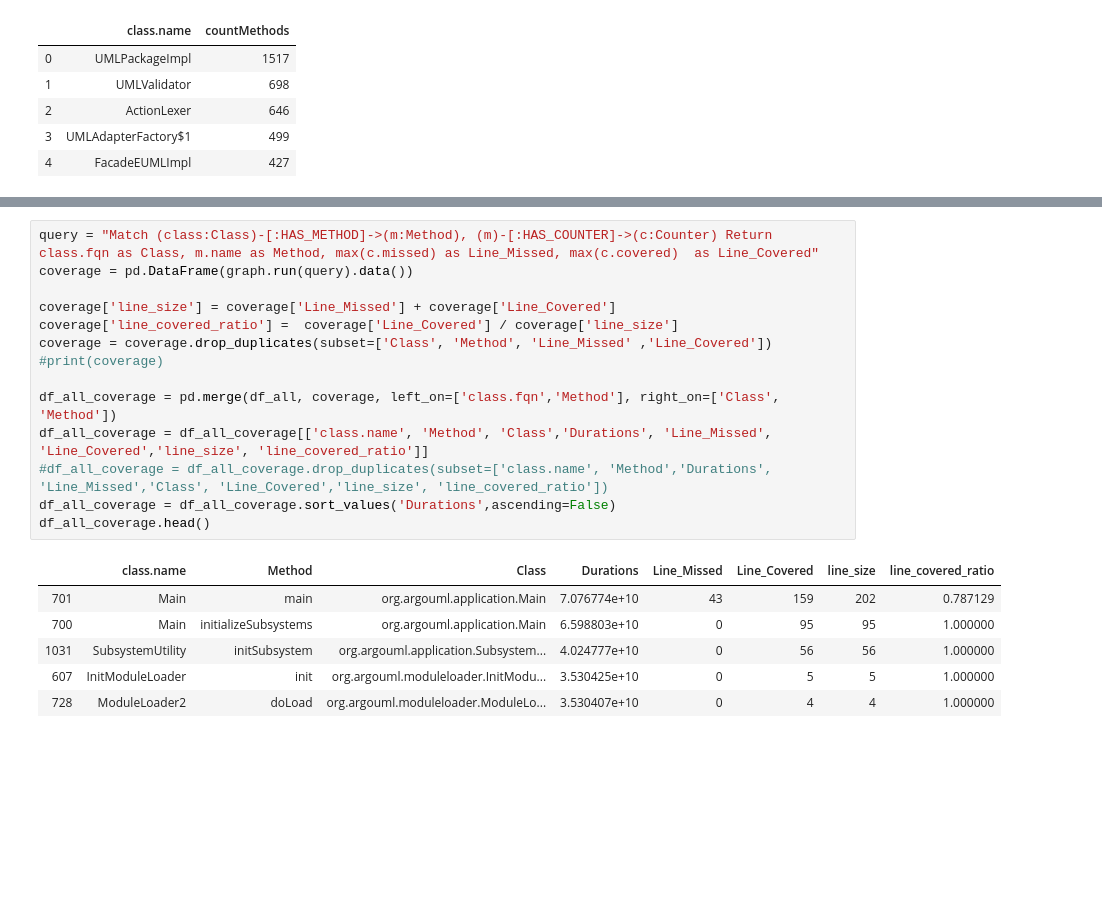
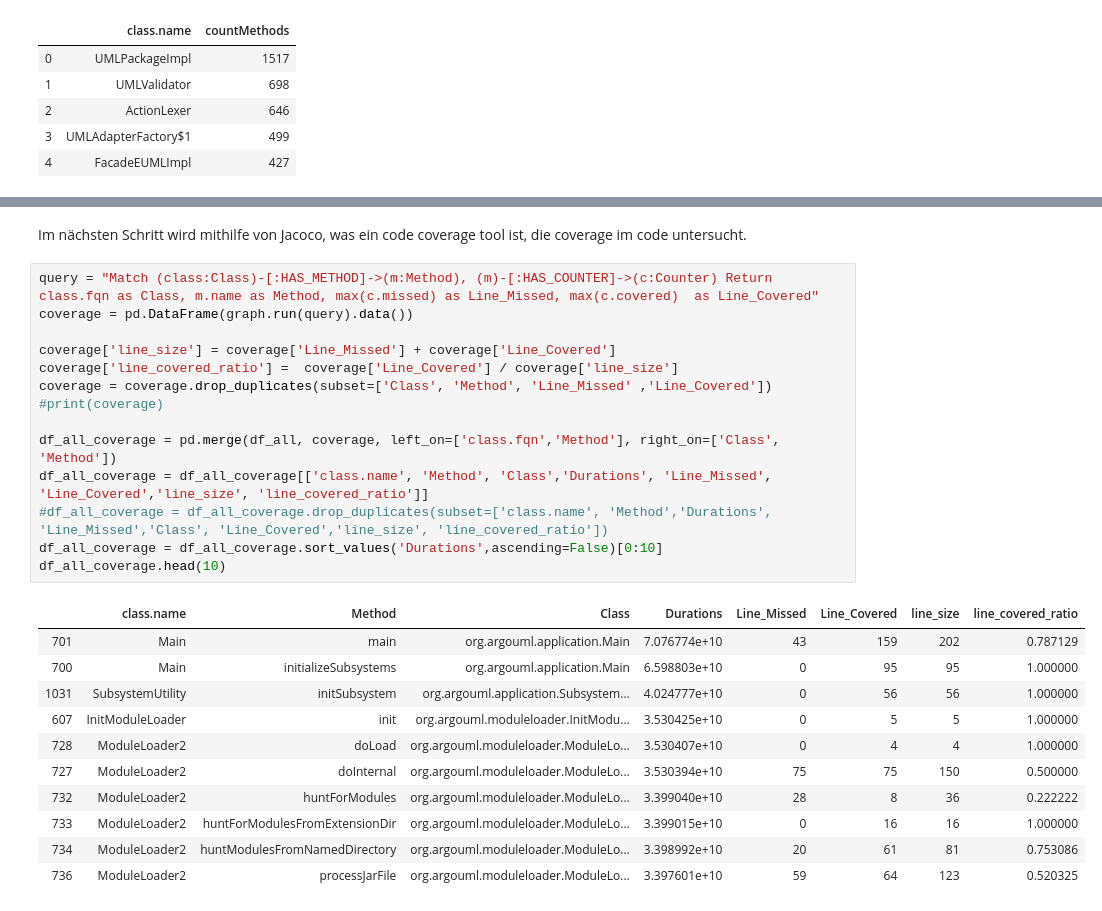
Before and after one commit to softvis-research/performance-analysis, a Jupyter notebook: PerformanceAnalysis.ipynb, the cells around one changed output, grey strips where cells are left out. Saved outputs shown, nothing was run; the diff lists cells and outputs as text; blank space fills up the shorter version.

```diff
--- a/PerformanceAnalysis.ipynb
+++ b/PerformanceAnalysis.ipynb
@@ -198,21 +218,28 @@ df_3.head()
+# %% [markdown]
+Im nächsten Schritt wird mithilfe von Jacoco, was ein code coverage tool ist, die coverage im code untersucht.
 # %%
 query = "Match (class:Class)-[:HAS_METHOD]->(m:Method), (m)-[:HAS_COUNTER]->(c:Counter) Return class.fqn as Class, m.name as Method, max(c.missed) as Line_Missed, max(c.covered)  as Line_Covered"
 coverage = pd.DataFrame(graph.run(query).data())
 
 coverage['line_size'] = coverage['Line_Missed'] + coverage['Line_Covered']
 coverage['line_covered_ratio'] =  coverage['Line_Covered'] / coverage['line_size']
 coverage = coverage.drop_duplicates(subset=['Class', 'Method', 'Line_Missed' ,'Line_Covered'])
 #print(coverage)
 
 df_all_coverage = pd.merge(df_all, coverage, left_on=['class.fqn','Method'], right_on=['Class', 'Method'])
 df_all_coverage = df_all_coverage[['class.name', 'Method', 'Class','Durations', 'Line_Missed', 'Line_Covered','line_size', 'line_covered_ratio']]
 #df_all_coverage = df_all_coverage.drop_duplicates(subset=['class.name', 'Method','Durations', 'Line_Missed','Class', 'Line_Covered','line_size', 'line_covered_ratio'])
-df_all_coverage = df_all_coverage.sort_values('Durations',ascending=False)
-df_all_coverage.head()
+df_all_coverage = df_all_coverage.sort_values('Durations',ascending=False)[0:10]
+df_all_coverage.head(10)
 # %% [output]
 |  | class.name | Method | Class | Durations | Line_Missed | Line_Covered | line_size | line_covered_ratio |
 | 701 | Main | main | org.argouml.application.Main | 7.076774e+10 | 43 | 159 | 202 | 0.787129 |
 | 700 | Main | initializeSubsystems | org.argouml.application.Main | 6.598803e+10 | 0 | 95 | 95 | 1.000000 |
 | 1031 | SubsystemUtility | initSubsystem | org.argouml.application.Subsystem... | 4.024777e+10 | 0 | 56 | 56 | 1.000000 |
 | 607 | InitModuleLoader | init | org.argouml.moduleloader.InitModu... | 3.530425e+10 | 0 | 5 | 5 | 1.000000 |
 | 728 | ModuleLoader2 | doLoad | org.argouml.moduleloader.ModuleLo... | 3.530407e+10 | 0 | 4 | 4 | 1.000000 |
+| 727 | ModuleLoader2 | doInternal | org.argouml.moduleloader.ModuleLo... | 3.530394e+10 | 75 | 75 | 150 | 0.500000 |
+| 732 | ModuleLoader2 | huntForModules | org.argouml.moduleloader.ModuleLo... | 3.399040e+10 | 28 | 8 | 36 | 0.222222 |
+| 733 | ModuleLoader2 | huntForModulesFromExtensionDir | org.argouml.moduleloader.ModuleLo... | 3.399015e+10 | 0 | 16 | 16 | 1.000000 |
+| 734 | ModuleLoader2 | huntModulesFromNamedDirectory | org.argouml.moduleloader.ModuleLo... | 3.398992e+10 | 20 | 61 | 81 | 0.753086 |
+| 736 | ModuleLoader2 | processJarFile | org.argouml.moduleloader.ModuleLo... | 3.397601e+10 | 59 | 64 | 123 | 0.520325 |
```
Also changed, not shown: parts of 12 cells of this notebook.
